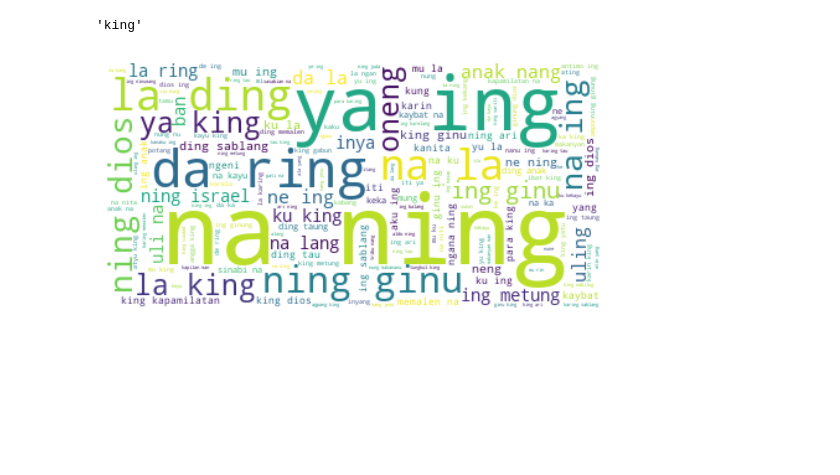
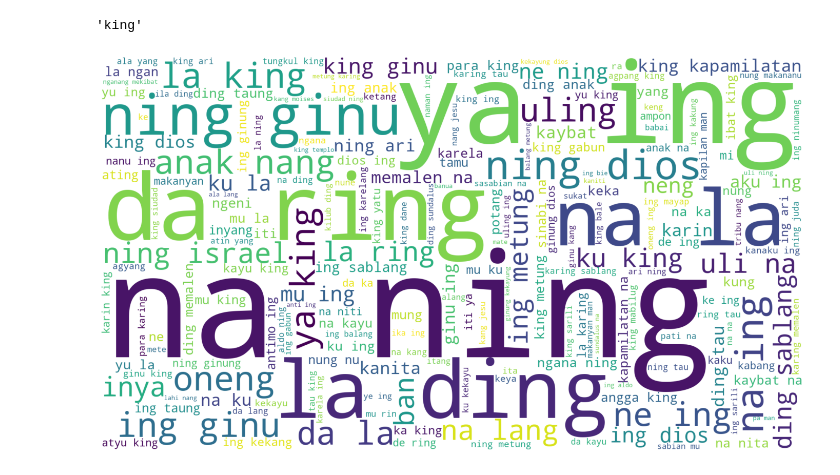
Before and after one commit to CSC-Odyssey/kapampangan-dataset, a Jupyter notebook: graphic-representation/visualize-data.ipynb, the cells around one changed output. Cells and saved outputs as stored; diff of their text form; code cells hidden in the pictures; blank space fills up the shorter version.

Commit message:
Increased wordcloud reso

```diff
--- a/graphic-representation/visualize-data.ipynb
+++ b/graphic-representation/visualize-data.ipynb
@@ -40,12 +40,12 @@ words[:4]
 # %%
 from wordcloud import WordCloud, STOPWORDS, ImageColorGenerator
 import matplotlib.pyplot as plt
 
-wordcloud = WordCloud(background_color="white", stopwords = STOPWORDS, collocations=True).generate(words)
+wordcloud = WordCloud(background_color="white", stopwords = STOPWORDS, collocations=True, width=1920, height=1080).generate(words)
 
-plt.figure()
+plt.figure(figsize=(20,10))
 plt.imshow(wordcloud, interpolation="bilinear")
 plt.axis("off")
 plt.show()
 # %% [output]
-[figure, old version]
+[figure, new version]
```
